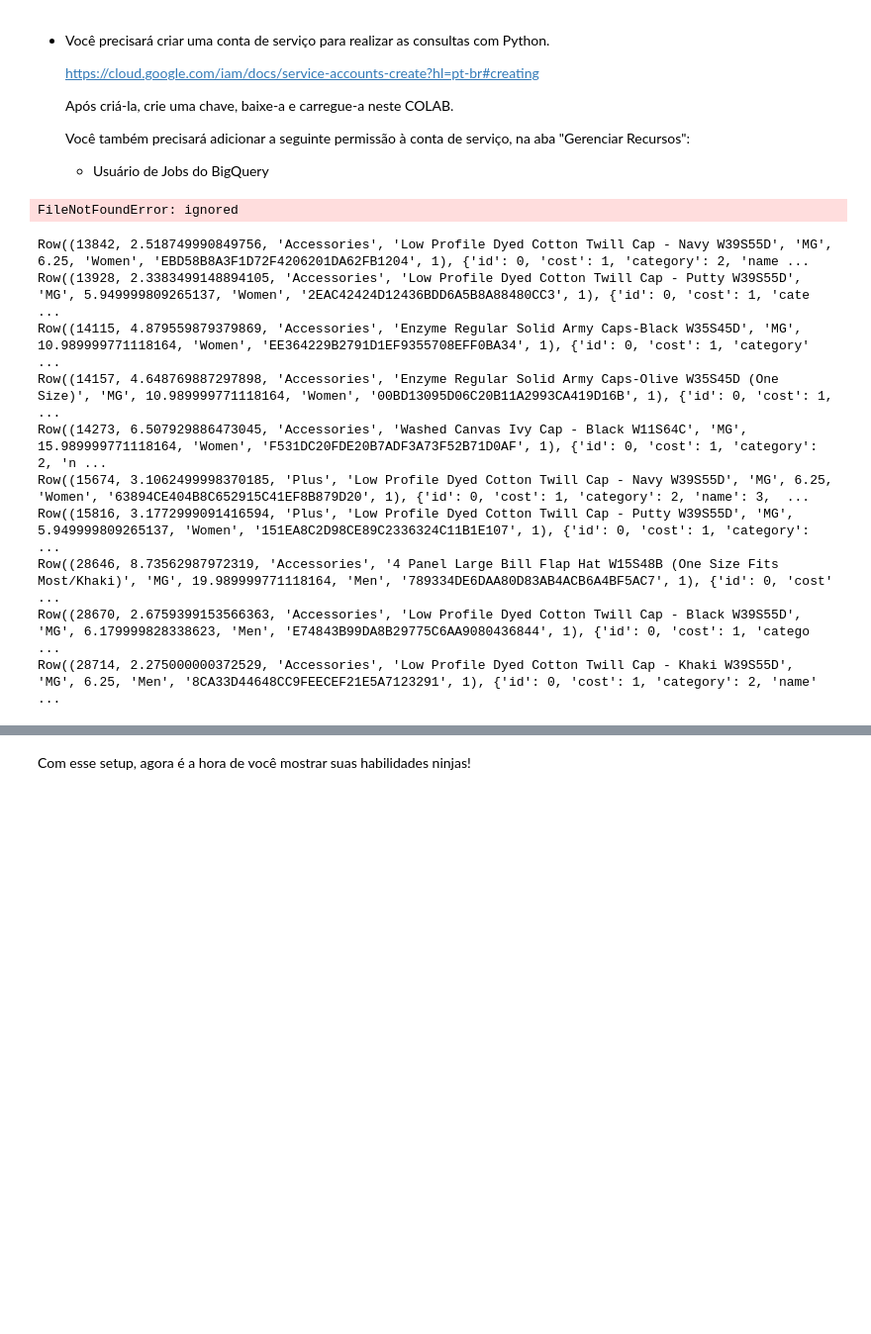
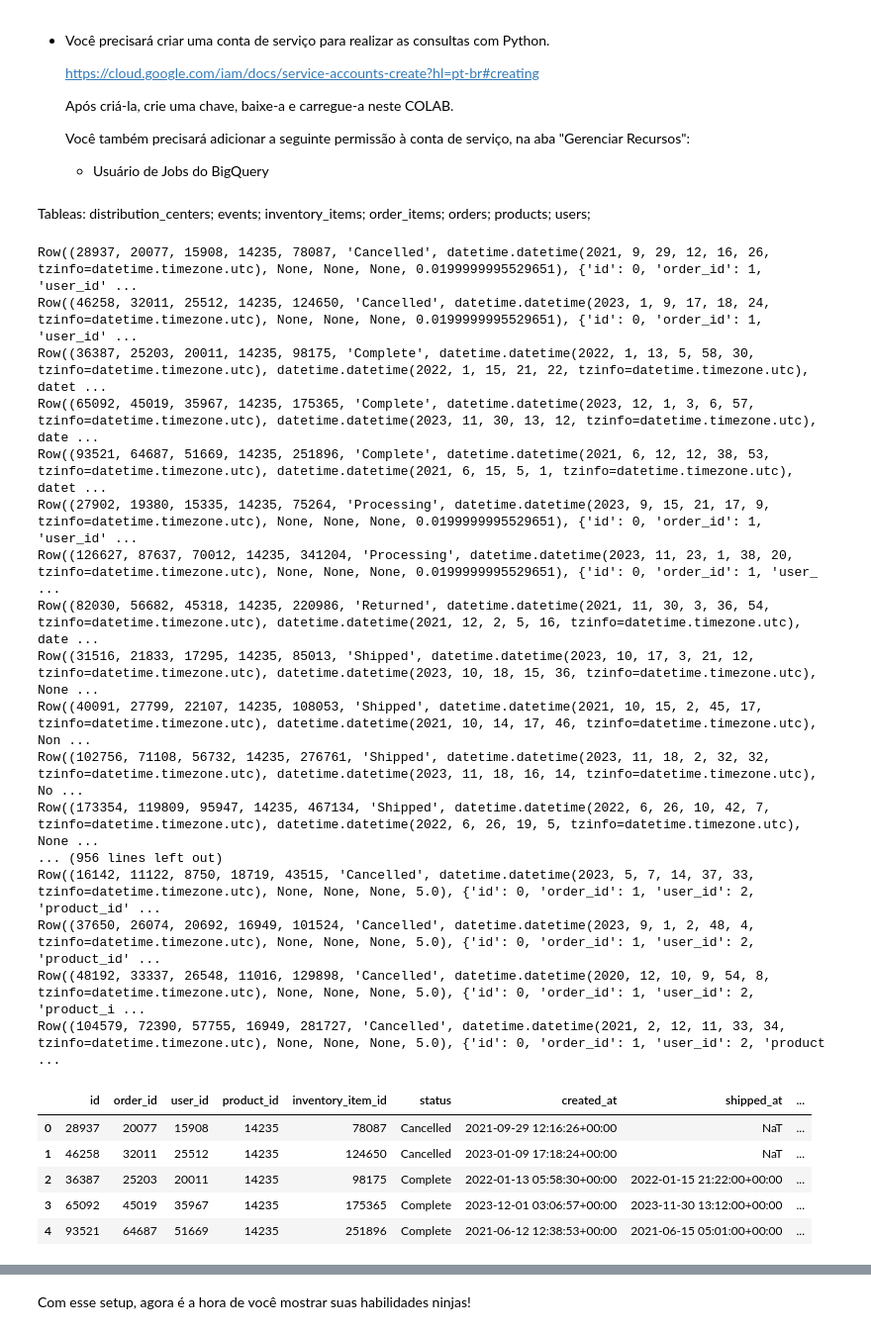
Before and after one commit to maxwmsilva/desafio-ninjaStartupJob, a Jupyter notebook: ninja_dados.ipynb, the cells around one changed output, grey strips where cells are left out. Shown: that part at 99% size. Drawn from its saved outputs; the diff is of its cells as text; code cells hidden in the pictures; blank space fills up the shorter version.

```diff
--- a/ninja_dados.ipynb
+++ b/ninja_dados.ipynb
@@ -42,27 +50,59 @@ import pandas as pd
 # %%
-credentials = service_account.Credentials.from_service_account_file('desafioninja-2c6c6305aec7.json')
+
+
+credentials = service_account.Credentials.from_service_account_file(filename='desafioninja-2c6c6305aec7.json', scopes=["https://www.googleapis.com/auth/cloud-platform"])
+
 project_id = 'desafioninja' # substitua pelo id do seu projeto
-client = bigquery.Client(credentials= credentials,project=project_id)
+client = bigquery.Client(credentials= credentials, project=project_id)
-# %% [output]
-FileNotFoundError: ignored
+# %% [markdown]
+Tableas:
+distribution_centers;
+events;
+inventory_items;
+order_items;
+orders;
+products;
+users;
 # %%
 query = client.query(
     """
-    SELECT * FROM
-    `bigquery-public-data.thelook_ecommerce.products`
-    LIMIT 10
+    SELECT *
+     FROM `bigquery-public-data.thelook_ecommerce.order_items`
+    LIMIT 1000
     """)
 results = query.result()
 for row in results:
 	print(row)
+
+
+  # Convert the results to a Pandas DataFrame.
+
+df =query.result().to_dataframe()
+
+# Print the DataFrame.
+
+df.head()
 # %% [output]
-Row((13842, 2.518749990849756, 'Accessories', 'Low Profile Dyed Cotton Twill Cap - Navy W39S55D', 'MG', 6.25, 'Women', 'EBD58B8A3F1D72F4206201DA62FB1204', 1), {'id': 0, 'cost': 1, 'category': 2, 'name ...
-Row((13928, 2.3383499148894105, 'Accessories', 'Low Profile Dyed Cotton Twill Cap - Putty W39S55D', 'MG', 5.949999809265137, 'Women', '2EAC42424D12436BDD6A5B8A88480CC3', 1), {'id': 0, 'cost': 1, 'cate ...
-Row((14115, 4.879559879379869, 'Accessories', 'Enzyme Regular Solid Army Caps-Black W35S45D', 'MG', 10.989999771118164, 'Women', 'EE364229B2791D1EF9355708EFF0BA34', 1), {'id': 0, 'cost': 1, 'category' ...
-Row((14157, 4.648769887297898, 'Accessories', 'Enzyme Regular Solid Army Caps-Olive W35S45D (One Size)', 'MG', 10.989999771118164, 'Women', '00BD13095D06C20B11A2993CA419D16B', 1), {'id': 0, 'cost': 1, ...
-Row((14273, 6.507929886473045, 'Accessories', 'Washed Canvas Ivy Cap - Black W11S64C', 'MG', 15.989999771118164, 'Women', 'F531DC20FDE20B7ADF3A73F52B71D0AF', 1), {'id': 0, 'cost': 1, 'category': 2, 'n ...
-Row((15674, 3.1062499998370185, 'Plus', 'Low Profile Dyed Cotton Twill Cap - Navy W39S55D', 'MG', 6.25, 'Women', '63894CE404B8C652915C41EF8B879D20', 1), {'id': 0, 'cost': 1, 'category': 2, 'name': 3,  ...
-Row((15816, 3.1772999091416594, 'Plus', 'Low Profile Dyed Cotton Twill Cap - Putty W39S55D', 'MG', 5.949999809265137, 'Women', '151EA8C2D98CE89C2336324C11B1E107', 1), {'id': 0, 'cost': 1, 'category':  ...
-Row((28646, 8.73562987972319, 'Accessories', '4 Panel Large Bill Flap Hat W15S48B (One Size Fits Most/Khaki)', 'MG', 19.989999771118164, 'Men', '789334DE6DAA80D83AB4ACB6A4BF5AC7', 1), {'id': 0, 'cost' ...
-Row((28670, 2.6759399153566363, 'Accessories', 'Low Profile Dyed Cotton Twill Cap - Black W39S55D', 'MG', 6.179999828338623, 'Men', 'E74843B99DA8B29775C6AA9080436844', 1), {'id': 0, 'cost': 1, 'catego ...
-Row((28714, 2.275000000372529, 'Accessories', 'Low Profile Dyed Cotton Twill Cap - Khaki W39S55D', 'MG', 6.25, 'Men', '8CA33D44648CC9FEECEF21E5A7123291', 1), {'id': 0, 'cost': 1, 'category': 2, 'name' ...
+Row((28937, 20077, 15908, 14235, 78087, 'Cancelled', datetime.datetime(2021, 9, 29, 12, 16, 26, tzinfo=datetime.timezone.utc), None, None, None, 0.0199999995529651), {'id': 0, 'order_id': 1, 'user_id' ...
+Row((46258, 32011, 25512, 14235, 124650, 'Cancelled', datetime.datetime(2023, 1, 9, 17, 18, 24, tzinfo=datetime.timezone.utc), None, None, None, 0.0199999995529651), {'id': 0, 'order_id': 1, 'user_id' ...
+Row((36387, 25203, 20011, 14235, 98175, 'Complete', datetime.datetime(2022, 1, 13, 5, 58, 30, tzinfo=datetime.timezone.utc), datetime.datetime(2022, 1, 15, 21, 22, tzinfo=datetime.timezone.utc), datet ...
+Row((65092, 45019, 35967, 14235, 175365, 'Complete', datetime.datetime(2023, 12, 1, 3, 6, 57, tzinfo=datetime.timezone.utc), datetime.datetime(2023, 11, 30, 13, 12, tzinfo=datetime.timezone.utc), date ...
+Row((93521, 64687, 51669, 14235, 251896, 'Complete', datetime.datetime(2021, 6, 12, 12, 38, 53, tzinfo=datetime.timezone.utc), datetime.datetime(2021, 6, 15, 5, 1, tzinfo=datetime.timezone.utc), datet ...
+Row((27902, 19380, 15335, 14235, 75264, 'Processing', datetime.datetime(2023, 9, 15, 21, 17, 9, tzinfo=datetime.timezone.utc), None, None, None, 0.0199999995529651), {'id': 0, 'order_id': 1, 'user_id' ...
+Row((126627, 87637, 70012, 14235, 341204, 'Processing', datetime.datetime(2023, 11, 23, 1, 38, 20, tzinfo=datetime.timezone.utc), None, None, None, 0.0199999995529651), {'id': 0, 'order_id': 1, 'user_ ...
+Row((82030, 56682, 45318, 14235, 220986, 'Returned', datetime.datetime(2021, 11, 30, 3, 36, 54, tzinfo=datetime.timezone.utc), datetime.datetime(2021, 12, 2, 5, 16, tzinfo=datetime.timezone.utc), date ...
+Row((31516, 21833, 17295, 14235, 85013, 'Shipped', datetime.datetime(2023, 10, 17, 3, 21, 12, tzinfo=datetime.timezone.utc), datetime.datetime(2023, 10, 18, 15, 36, tzinfo=datetime.timezone.utc), None ...
+Row((40091, 27799, 22107, 14235, 108053, 'Shipped', datetime.datetime(2021, 10, 15, 2, 45, 17, tzinfo=datetime.timezone.utc), datetime.datetime(2021, 10, 14, 17, 46, tzinfo=datetime.timezone.utc), Non ...
+Row((102756, 71108, 56732, 14235, 276761, 'Shipped', datetime.datetime(2023, 11, 18, 2, 32, 32, tzinfo=datetime.timezone.utc), datetime.datetime(2023, 11, 18, 16, 14, tzinfo=datetime.timezone.utc), No ...
+Row((173354, 119809, 95947, 14235, 467134, 'Shipped', datetime.datetime(2022, 6, 26, 10, 42, 7, tzinfo=datetime.timezone.utc), datetime.datetime(2022, 6, 26, 19, 5, tzinfo=datetime.timezone.utc), None ...
+... (956 lines left out)
+Row((16142, 11122, 8750, 18719, 43515, 'Cancelled', datetime.datetime(2023, 5, 7, 14, 37, 33, tzinfo=datetime.timezone.utc), None, None, None, 5.0), {'id': 0, 'order_id': 1, 'user_id': 2, 'product_id' ...
+Row((37650, 26074, 20692, 16949, 101524, 'Cancelled', datetime.datetime(2023, 9, 1, 2, 48, 4, tzinfo=datetime.timezone.utc), None, None, None, 5.0), {'id': 0, 'order_id': 1, 'user_id': 2, 'product_id' ...
+Row((48192, 33337, 26548, 11016, 129898, 'Cancelled', datetime.datetime(2020, 12, 10, 9, 54, 8, tzinfo=datetime.timezone.utc), None, None, None, 5.0), {'id': 0, 'order_id': 1, 'user_id': 2, 'product_i ...
+Row((104579, 72390, 57755, 16949, 281727, 'Cancelled', datetime.datetime(2021, 2, 12, 11, 33, 34, tzinfo=datetime.timezone.utc), None, None, None, 5.0), {'id': 0, 'order_id': 1, 'user_id': 2, 'product ...
+|  | id | order_id | user_id | product_id | inventory_item_id | status | created_at | shipped_at | ... |
+| 0 | 28937 | 20077 | 15908 | 14235 | 78087 | Cancelled | 2021-09-29 12:16:26+00:00 | NaT | ... |
+| 1 | 46258 | 32011 | 25512 | 14235 | 124650 | Cancelled | 2023-01-09 17:18:24+00:00 | NaT | ... |
+| 2 | 36387 | 25203 | 20011 | 14235 | 98175 | Complete | 2022-01-13 05:58:30+00:00 | 2022-01-15 21:22:00+00:00 | ... |
+| 3 | 65092 | 45019 | 35967 | 14235 | 175365 | Complete | 2023-12-01 03:06:57+00:00 | 2023-11-30 13:12:00+00:00 | ... |
+| 4 | 93521 | 64687 | 51669 | 14235 | 251896 | Complete | 2021-06-12 12:38:53+00:00 | 2021-06-15 05:01:00+00:00 | ... |
```
Also changed, not shown: parts of 4 cells of this notebook.
